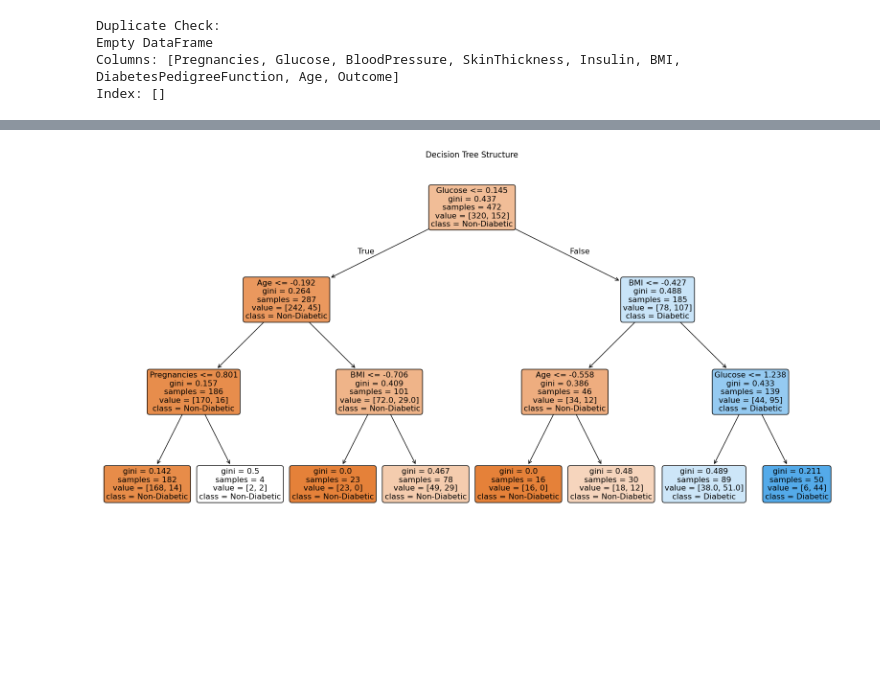
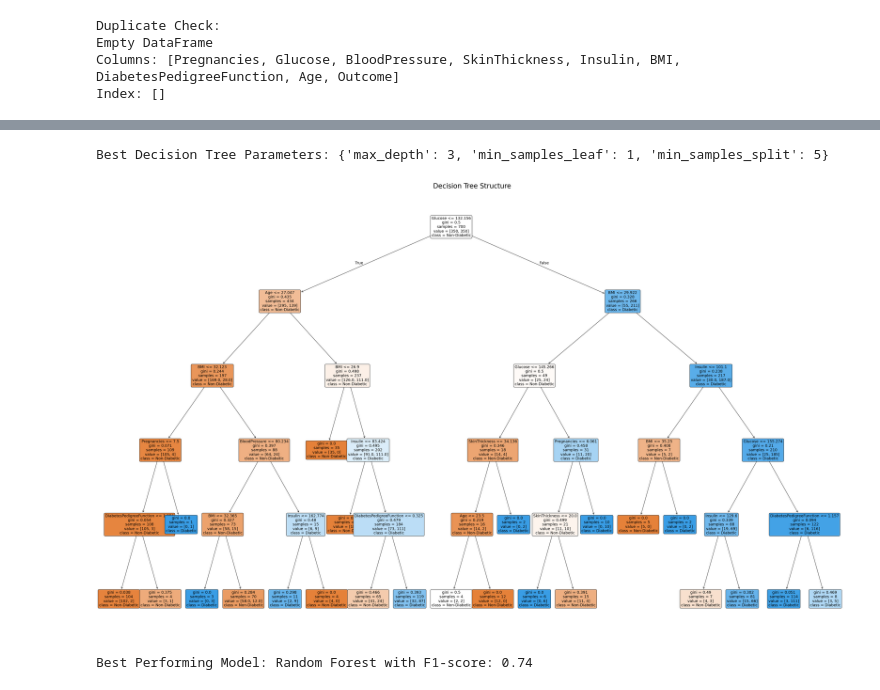
Before and after one commit to saumya-699/Data-Analytics-Process-and-Interpretation, a Jupyter notebook: Data_Analytics_Process_and_Interpretation.ipynb, the cells around one changed output, grey strips where cells are left out. Saved outputs shown, nothing was run; the diff lists cells and outputs as text; code cells hidden in the pictures; blank space fills up the shorter version.

```diff
--- a/Data_Analytics_Process_and_Interpretation.ipynb
+++ b/Data_Analytics_Process_and_Interpretation.ipynb
@@ -138,13 +161,13 @@ data[knn_cols] = knn_imputer.fit_transform(data[knn_cols])
 # %%
-# Outlier removal using IQR method
-def detect_outliers_iqr(data):
-    outliers = []
+def cap_outliers(data):
     for col in data.select_dtypes(include=np.number):
         Q1 = data[col].quantile(0.25)
         Q3 = data[col].quantile(0.75)
         IQR = Q3 - Q1
-        outliers.extend(data[(data[col] < Q1-1.5*IQR) | (data[col] > Q3+1.5*IQR)].index)
-    return data.drop(list(set(outliers)))
+        lower_bound = Q1 - 1.5 * IQR
+        upper_bound = Q3 + 1.5 * IQR
+        data[col] = np.where(data[col] < lower_bound, lower_bound, data[col])
+        data[col] = np.where(data[col] > upper_bound, upper_bound, data[col])
+    return data
 
-data = detect_outliers_iqr(data)
-print(f"\nPost-cleaning shape: {data.shape}")
+data = cap_outliers(data)
@@ -302,4 +367,3 @@ from sklearn.metrics import (classification_report,
 # %%
-# Prepare data
-X = data.drop('Outcome', axis=1)
+X = data.drop(columns=['Outcome'])
 y = data['Outcome']
@@ -378,11 +451,54 @@ plt.show()
+# %%
+
+# --------------------------
+# 8. HYPERPARAMETER TUNING
+# --------------------------
+from sklearn.tree import DecisionTreeClassifier, plot_tree
+from sklearn.model_selection import train_test_split, GridSearchCV
+param_grid = {
+    'max_depth': [3, 5, 7, 10],
+    'min_samples_split': [2, 5, 10],
+    'min_samples_leaf': [1, 2, 4]
+}
+
+dt = DecisionTreeClassifier(class_weight='balanced')
+grid_search = GridSearchCV(dt, param_grid, cv=5, scoring='f1')
+grid_search.fit(X_train, y_train)
+print("\nBest Decision Tree Parameters:", grid_search.best_params_)
+# %% [output]
+Best Decision Tree Parameters: {'max_depth': 3, 'min_samples_leaf': 1, 'min_samples_split': 5}
 # %%
-# Decision tree visualization
-from sklearn.tree import plot_tree
-plt.figure(figsize=(20,10))
-plot_tree(models["Decision Tree"], feature_names=X.columns,
+# --------------------------
+# 9. MODEL INTERPRETATION
+# --------------------------
+
+from sklearn.ensemble import RandomForestClassifier
+from sklearn.tree import DecisionTreeClassifier, plot_tree
+import pandas as pd
+import matplotlib.pyplot as plt
+
+# Decision Tree Structure
+plt.figure(figsize=(50, 30))  # Large figure size for better visibility
+plot_tree(models["Decision Tree"],
+          feature_names=X.columns,
           class_names=['Non-Diabetic', 'Diabetic'],
-          filled=True, rounded=True)
-plt.title("Decision Tree Structure")
+          filled=True,
+          rounded=True,
+          fontsize=14)  # Increase font size
+plt.title("Decision Tree Structure", fontsize=25)  # Title with larger font
+plt.savefig("decision_tree.png", dpi=300, bbox_inches='tight')  # Save high-resolution image
 plt.show()
 # %% [output]
-[figure, old version]
+[figure, new version]
+# %%
+# --------------------------
+# 10. FINAL MODEL SELECTION
+# --------------------------
+
+# Selecting the best model based on F1-score
+best_model = max(model_results, key=lambda k: model_results[k]['F1-score'])
+best_f1_score = model_results[best_model]['F1-score']
+
+print(f"\nBest Performing Model: {best_model} with F1-score: {best_f1_score:.2f}")
+# %% [output]
+Best Performing Model: Random Forest with F1-score: 0.74
```
Also changed, not shown: parts of 33 cells of this notebook.
